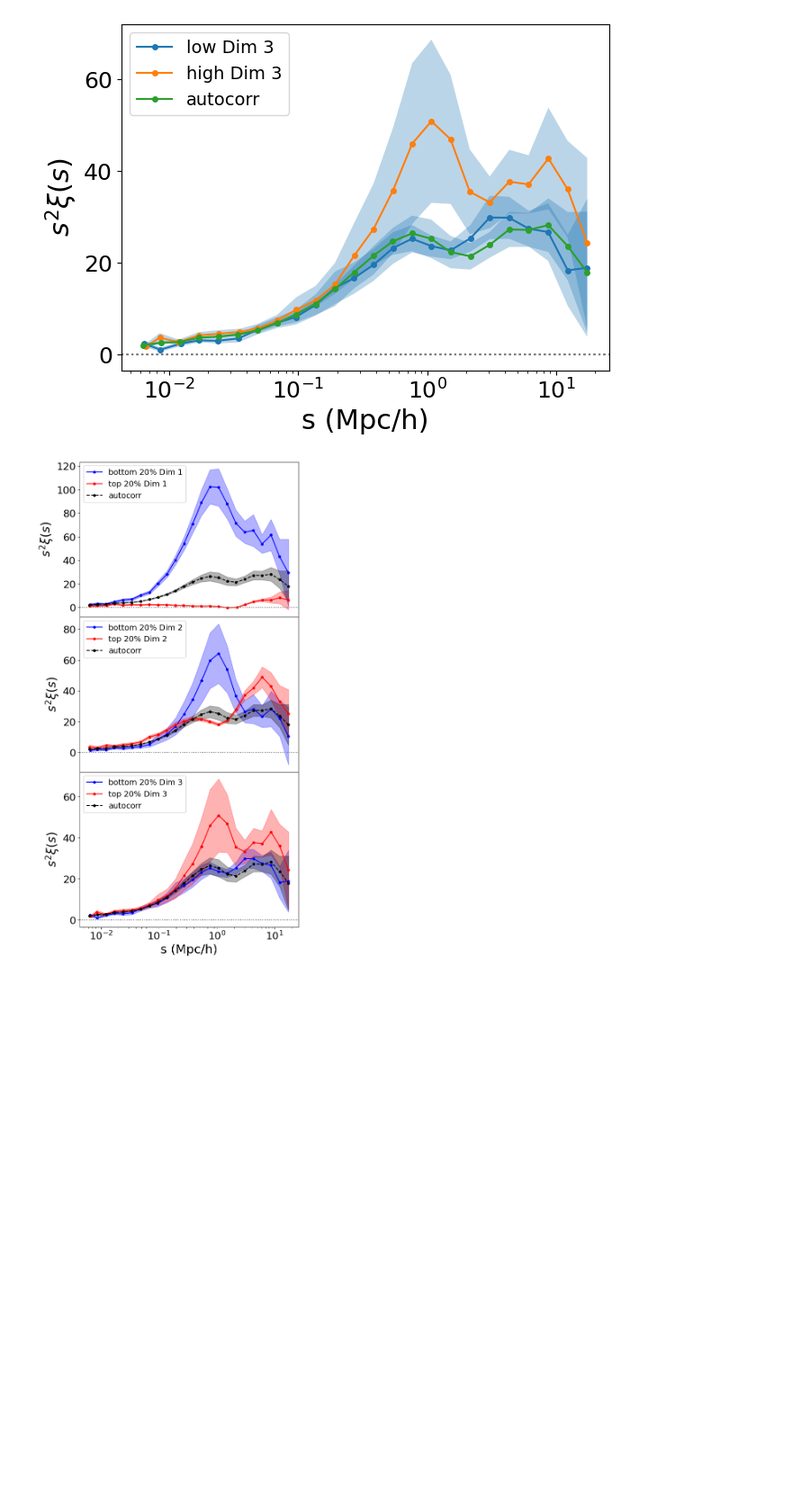
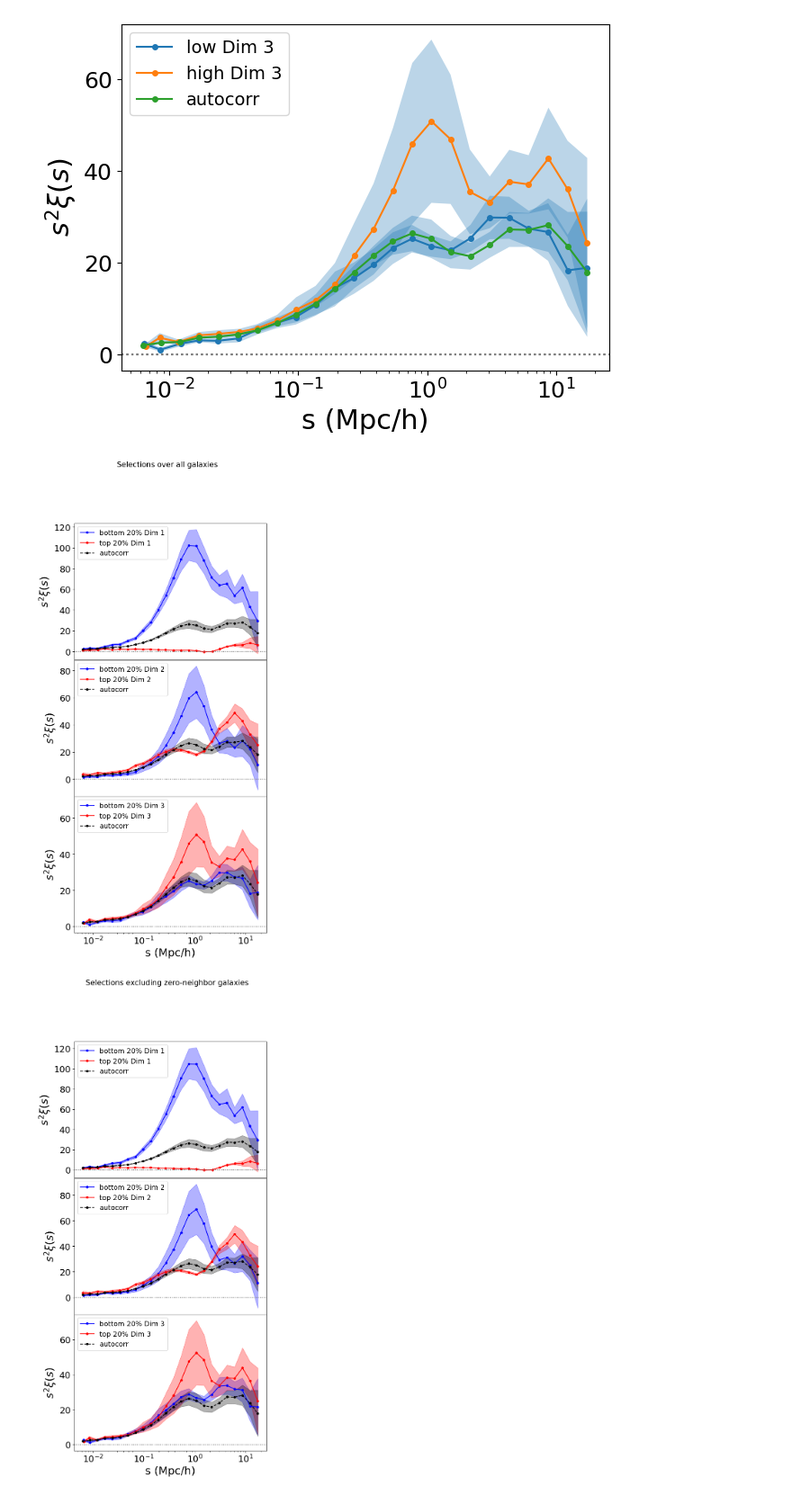
Before and after one commit to asmuzsoy/galaxy-manifolds, a Jupyter notebook: cross_correlations.ipynb, the cells around one changed output. Shown at 90% size. Drawn from its saved outputs; the diff is of its cells as text; code cells hidden in the pictures; blank space fills up the shorter version.

```diff
--- a/cross_correlations.ipynb
+++ b/cross_correlations.ipynb
@@ -24,0 +19,12 @@ print(positions_z0.shape)
+# %%
+data99 = np.load('snapshot99_embedding_r2_all.npz')
+positions_z0 = data99['positions']   # shape (N, 3): [x, y, z] per galaxy
+
+# Per-galaxy neighbor counts, read from the compact N x K copy of the same run
+# (avoids decompressing the 27691^2 sorted_neighbors array; row alignment asserted).
+_dfast = np.load('snapshot99_embedding_r2_all_faster.npz')
+assert np.array_equal(_dfast['original_index'], data99['original_index'])
+n_nbr_z0 = (_dfast['sorted_neighbors'] > 0).sum(axis=1)
+has_nbr_z0 = n_nbr_z0 > 0
+print(positions_z0.shape,
+      f'| zero-neighbor galaxies: {(~has_nbr_z0).sum()} ({(~has_nbr_z0).mean():.1%})')
@@ -37,14 +45,14 @@ edges = np.logspace(np.log10(0.5), np.log10(20.0), 25)        # s bin edges in M
 # all z=0 positions, row-aligned with X[99]
 positions_z0 = data99['positions']   # (N, 3) Mpc/h
 
-# top third of embedding Dim 1
+# bottom 20% of embedding Dim 1 (most clustered end)
 dim1   = data99['embedding'][:, 0]
 thresh = np.percentile(dim1, 100 * 1/5)
-top_mask = dim1 <= thresh
-print(f"all: {len(positions_z0)},  top third of Dim 1: {top_mask.sum()}")
+bottom_mask = dim1 <= thresh
+print(f"all: {len(positions_z0)},  bottom 20% of Dim 1: {bottom_mask.sum()}")
 
 pos_all = positions_z0
-pos_top = positions_z0[top_mask]
+pos_top = positions_z0[bottom_mask]
 
 result = TwoPointCorrelationFunction(
     's', edges,
@@ -343,20 +351,35 @@ plt.show()
 # %%
 dims = [data99['embedding'][:, d] for d in range(3)]     # Dim 1, 2, 3 (row-aligned with positions_z0)
 all_mask = np.ones(len(dims[0]), dtype=bool)             # everything -> autocorrelation
 
-fig, axes = plt.subplots(3, 1, figsize=(7, 15), sharex=True,
-                         gridspec_kw={'hspace': 0})       # <-- no vertical space
-for d, ax in enumerate(axes):
-    dim = dims[d]
-    plot_cross_corr(dim <= np.percentile(dim, 20), ax=ax,
-                    label=f'bottom 20% Dim {d+1}', plot_s_squared=True, color='blue')
-    plot_cross_corr(dim >= np.percentile(dim, 80), ax=ax,
-                    label=f'top 20% Dim {d+1}', plot_s_squared=True, color='red')
-    plot_cross_corr(all_mask, ax=ax, label='autocorr', plot_s_squared=True,
-                    color='black', linestyle='--')        # black dashed autocorr
-    if d != len(axes) - 1:
-        ax.set_xlabel('')            # drop redundant x-labels; keep only the bottom panel's
-plt.show()
+# Two versions of the figure. 'excl0' recomputes the percentile thresholds and
+# selection masks on galaxies with >= 1 neighbor only: the 1,138 zero-neighbor
+# galaxies share one degenerate embedding point that falls inside the low-Dim2
+# (pct ~13) and low-Dim3 (pct ~11) tails, so they are 20.5% of those "bottom 20%"
+# subsamples in the 'incl0' version. The reference sample (all positions) is the
+# same in both -- positions are valid regardless of neighbor count.
+ccorr_figs = {}
+for tag, sel_base in [('incl0', all_mask), ('excl0', has_nbr_z0)]:
+    fig, axes = plt.subplots(3, 1, figsize=(7, 15), sharex=True,
+                             gridspec_kw={'hspace': 0})       # <-- no vertical space
+    for d, ax in enumerate(axes):
+        dim = dims[d]
+        lo = np.percentile(dim[sel_base], 20)
+        hi = np.percentile(dim[sel_base], 80)
+        plot_cross_corr((dim <= lo) & sel_base, ax=ax,
+                        label=f'bottom 20% Dim {d+1}', plot_s_squared=True, color='blue')
+        plot_cross_corr((dim >= hi) & sel_base, ax=ax,
+                        label=f'top 20% Dim {d+1}', plot_s_squared=True, color='red')
+        plot_cross_corr(all_mask, ax=ax, label='autocorr', plot_s_squared=True,
+                        color='black', linestyle='--')        # black dashed autocorr
+        if d != len(axes) - 1:
+            ax.set_xlabel('')            # drop redundant x-labels; keep only the bottom panel's
+    fig.suptitle('Selections over all galaxies' if tag == 'incl0'
+                 else 'Selections excluding zero-neighbor galaxies',
+                 fontsize=15, y=0.997)
+    ccorr_figs[tag] = fig
+    plt.show()
 # %% [output]
-[figure, old version]
+[figure, new version]
+[figure, added]
 # %%
```
Also changed, not shown: parts of 15 cells of this notebook, 9 other files.
